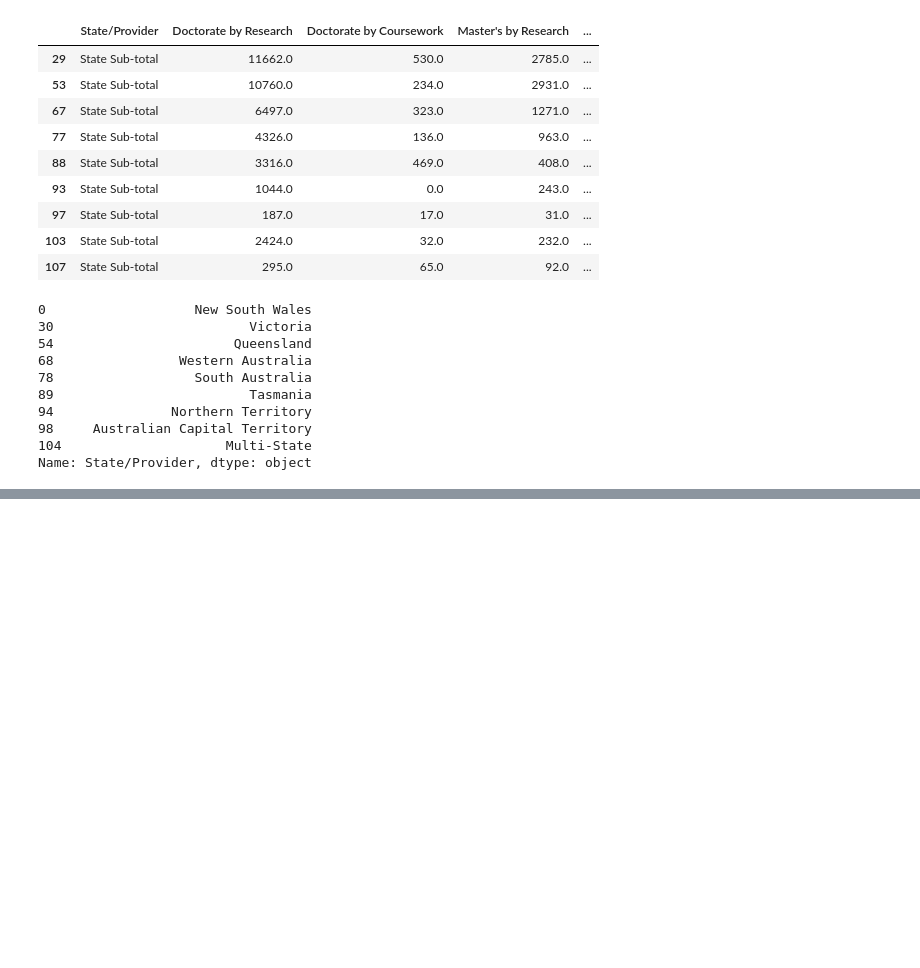
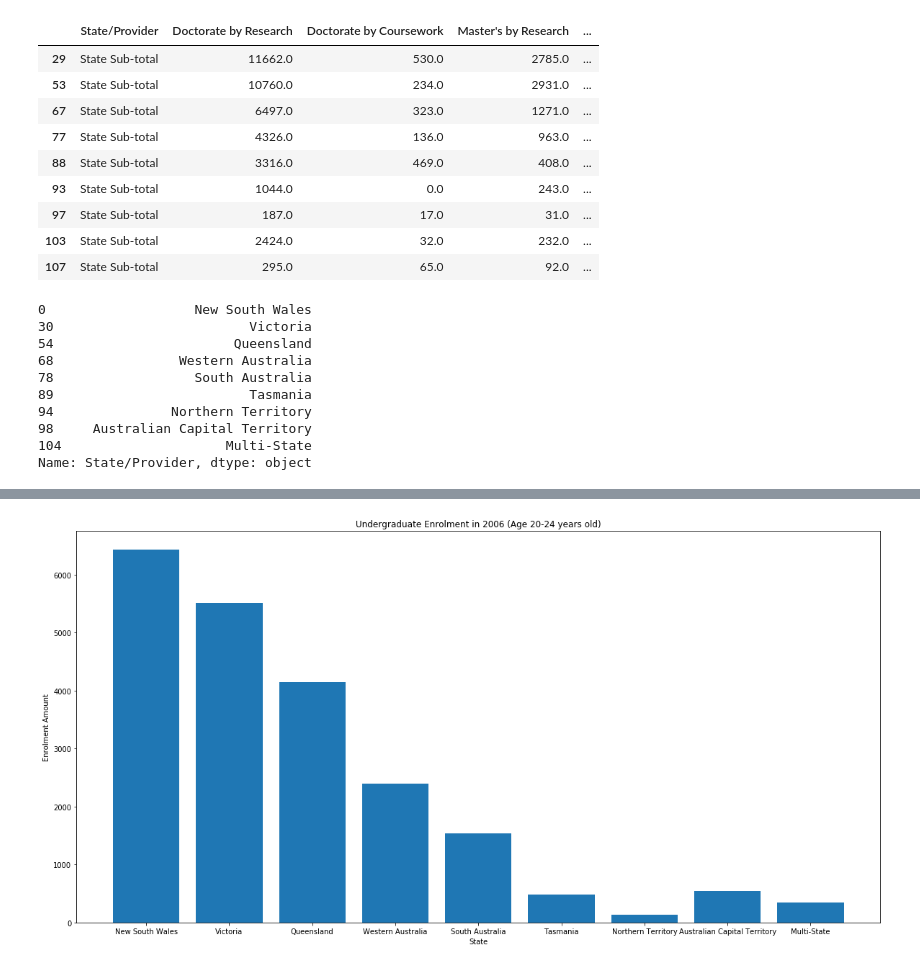
Before and after one commit to tomwyb/code1161base, a Jupyter notebook: week6/immunisation_table.ipynb, the cells around one changed output, grey strips where cells are left out. Saved outputs shown, nothing was run; the diff lists cells and outputs as text; code cells hidden in the pictures; blank space fills up the shorter version.

Commit message:
made the data 20-24 years old. Still need to compare high school students + tertiary intake and compare imm with uni enrollment.

```diff
--- a/week6/immunisation_table.ipynb
+++ b/week6/immunisation_table.ipynb
@@ -20,8 +20,9 @@ imm_03 = pd.read_csv("immunisation_table03.csv")
 
 filepath = "2006_all_students.xls"
 local_data = pd.read_excel(filepath, sheetname="5", skiprows=2)
+LD_perage = pd.read_excel(filepath, sheetname="2", skiprows=2)
 
-filepathCensus = "Census_HighSchool2006.xlsx"
+filepathCensus = "Census_HighSchool2006.xls"
 #print(os.path.isfile(filepathCensus))
 
-census = pd.read_excel(filepathCensus)
+census = pd.read_excel(filepathCensus, skiprows=8)
@@ -136,3 +133,7 @@ state_name
 98     Australian Capital Territory
 104                     Multi-State
 Name: State/Provider, dtype: object
+# %%
+sum(state_subtotal["Sub-total Undergraduate"])
+age_percentage_tertiary = sum(LD_perage.iloc[6:11]["Sub-total Undergraduate"]) / sum(state_subtotal["Sub-total Undergraduate"]) * 100
+age_percentage_tertiary
@@ -138,0 +142,3 @@ Name: State/Provider, dtype: object
+# %%
+subtotal_undergrad_byage = state_subtotal["Sub-total Undergraduate"] / age_percentage_tertiary
+subtotal_undergrad_byage
@@ -138,0 +156,12 @@ Name: State/Provider, dtype: object
+# %%
+intervals = range(len(state_subtotal["Sub-total Undergraduate"]))
+labels = list(state_name)
+
+plt.bar(intervals, subtotal_undergrad_byage);
+
+plt.xticks(intervals, labels);
+plt.title("Undergraduate Enrolment in 2006 (Age 20-24 years old)");
+plt.ylabel("Enrolment Amount");
+plt.xlabel("State");
+# %% [output]
+[figure, added]
```
Also changed, not shown: parts of 12 cells of this notebook, 1 other file.
